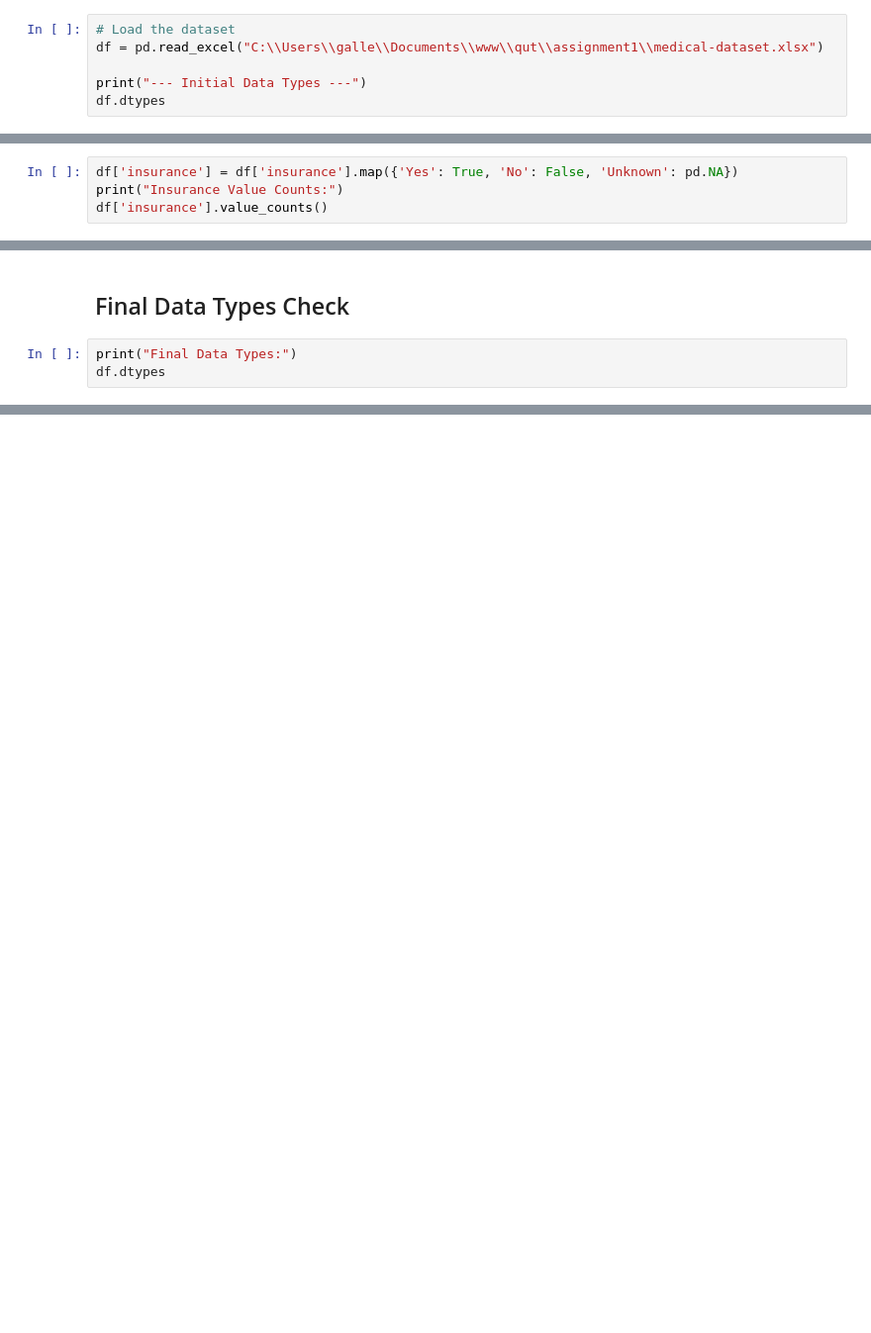
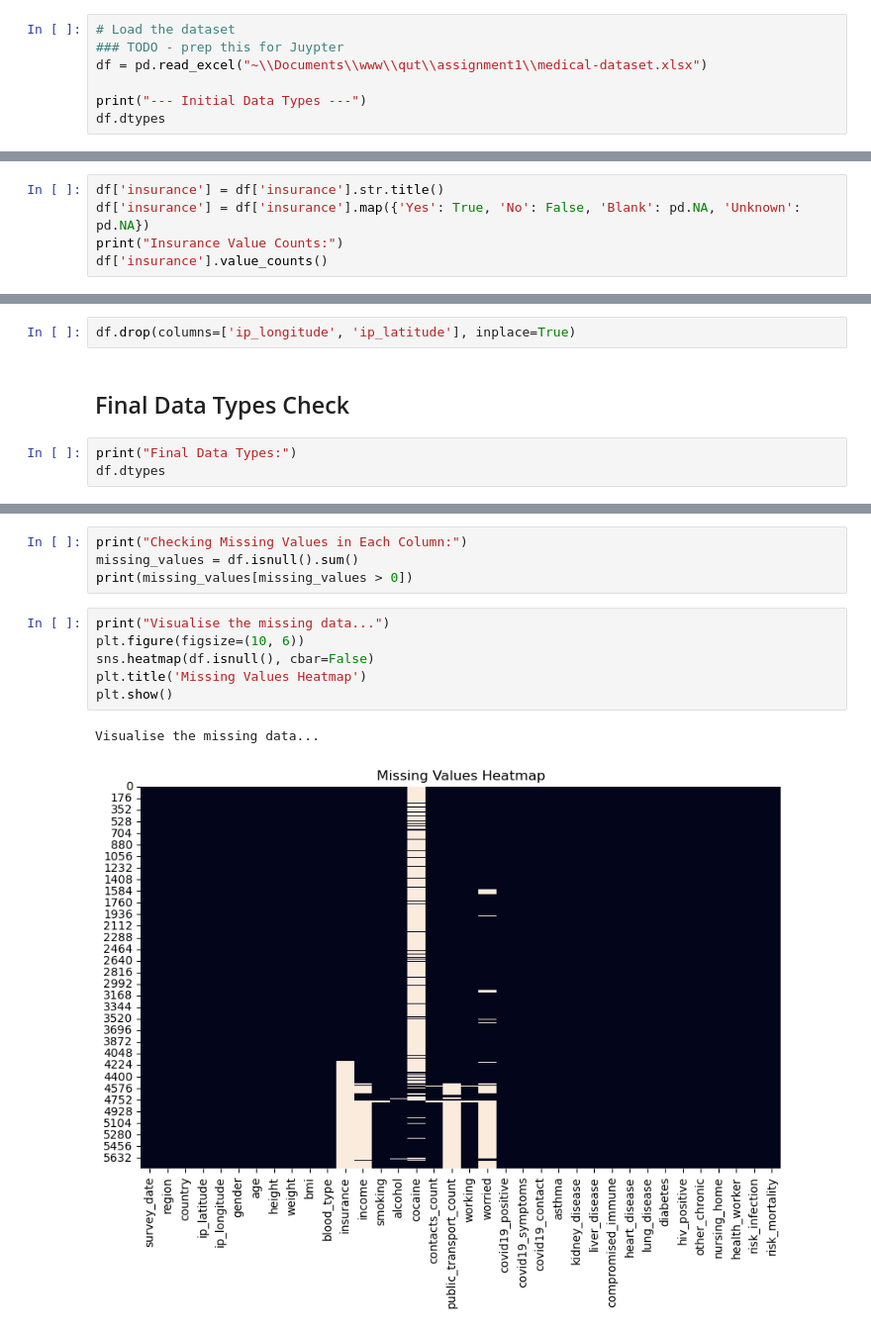
Before and after one commit to mitchbrunke/assignment1, a Jupyter notebook: main.ipynb, the cells around one changed output, grey strips where cells are left out. Shown at 99% size. Drawn from its saved outputs; the diff is of its cells as text; blank space fills up the shorter version.

Commit message:
Added more of Task 2 and included medical-dataset as CSV for parsing in IDE

```diff
--- a/main.ipynb
+++ b/main.ipynb
@@ -18,7 +18,8 @@ warnings.filterwarnings("ignore")
 ## Load and Display Initial Data
 # %%
 # Load the dataset
-df = pd.read_excel("C:\\Users\\galle\\Documents\\www\\qut\\assignment1\\medical-dataset.xlsx")
+### TODO - prep this for Juypter
+df = pd.read_excel("~\\Documents\\www\\qut\\assignment1\\medical-dataset.xlsx")
 
 print("--- Initial Data Types ---")
 df.dtypes
@@ -105,5 +122,6 @@ df['blood_type'].value_counts()
 # %%
-df['insurance'] = df['insurance'].map({'Yes': True, 'No': False, 'Unknown': pd.NA})
+df['insurance'] = df['insurance'].str.title()
+df['insurance'] = df['insurance'].map({'Yes': True, 'No': False, 'Blank': pd.NA, 'Unknown': pd.NA})
 print("Insurance Value Counts:")
 df['insurance'].value_counts()
 # %% [markdown]
@@ -199,3 +219,5 @@ print(df['risk_mortality'].describe())
+# %%
+df.drop(columns=['ip_longitude', 'ip_latitude'], inplace=True)
 # %% [markdown]
 ## Final Data Types Check
 # %%
@@ -203,0 +252,13 @@ df.dtypes
+# %%
+print("Checking Missing Values in Each Column:")
+missing_values = df.isnull().sum()
+print(missing_values[missing_values > 0])
+# %%
+print("Visualise the missing data...")
+plt.figure(figsize=(10, 6))
+sns.heatmap(df.isnull(), cbar=False)
+plt.title('Missing Values Heatmap')
+plt.show()
+# %% [output]
+Visualise the missing data...
+[figure, added]
```
Also changed, not shown: parts of 14 cells of this notebook, 1 other file.
